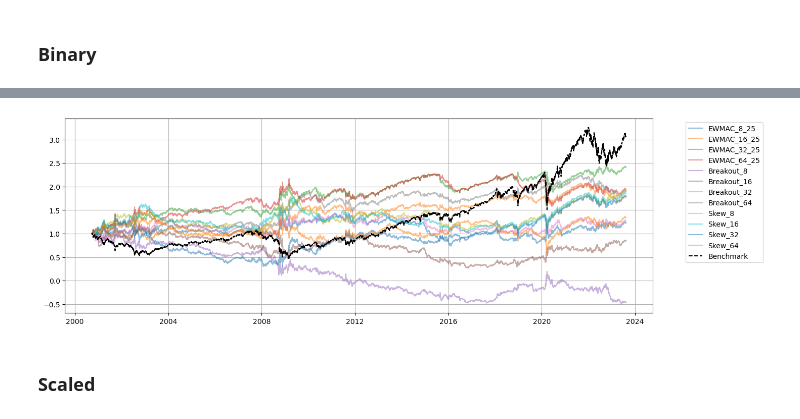
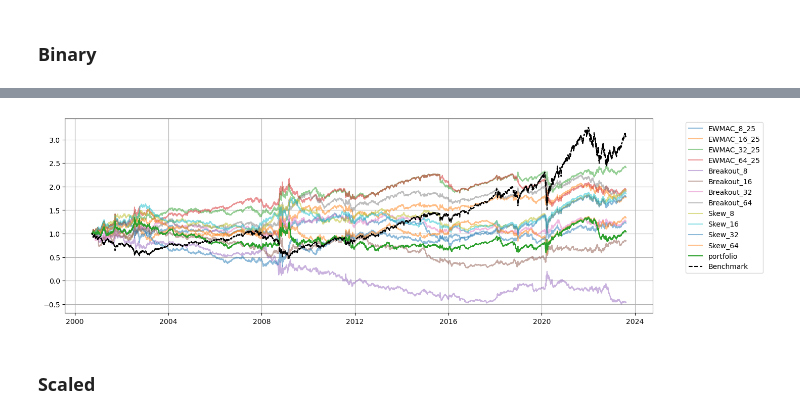
Before and after one commit to stevenvanwinkel/research, a Jupyter notebook: momentum/Carver.ipynb, the cells around one changed output, grey strips where cells are left out. Saved outputs shown, nothing was run; the diff lists cells and outputs as text; code cells hidden in the pictures.

```diff
--- a/momentum/Carver.ipynb
+++ b/momentum/Carver.ipynb
@@ -198,5 +198,8 @@ This is not the recommendation of Carver. He suggests to take a position proport
 # %% [markdown]
 ### Binary
 # %%
-binary_performance = pd.DataFrame([1+((np.sign(df_forecasts[col]).shift(1)) * data['Close'].pct_change()).cumsum() for col in df_forecasts.columns]).T
+binary_performance = pd.DataFrame([1+((np.sign(df_forecasts[col]).shift(1)) * data['Close'].pct_change()).cumsum()
+                                   for col in df_forecasts.columns]).T
 binary_performance.columns = df_forecasts.columns
+# %%
+binary_performance['portfolio'] = 1+((np.sign(df_forecasts.mean(axis=1)).shift(1)) * data['Close'].pct_change()).cumsum()
@@ -208,11 +223,12 @@ bm/=bm[0]
 # %%
 fig, ax = plt.subplots()
 for col in binary_performance.columns:
-    plt.plot(binary_performance[col], label=col, alpha=0.5)
+    alpha = 1 if col == 'portfolio' else 0.5
+    plt.plot(binary_performance[col], label=col, alpha= alpha)
 plt.plot(bm, label='Benchmark', color='black', linestyle='--')
 plt.legend(bbox_to_anchor=(1.05, 1), loc=2)
-plt.grid(True)
+plt.grid(True);
 # %% [output]
-[figure, old version]
+[figure, new version]
 # %% [markdown]
 ### Scaled
```
Also changed, not shown: parts of 1 cell of this notebook, 2 other files.
